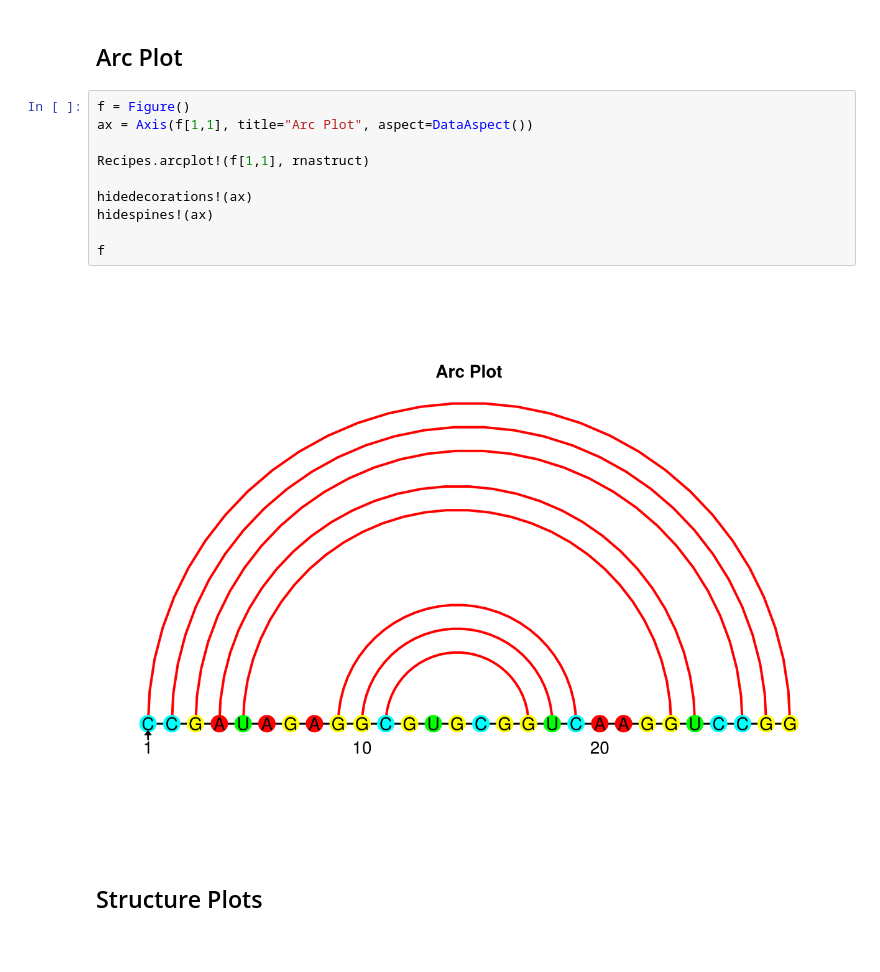
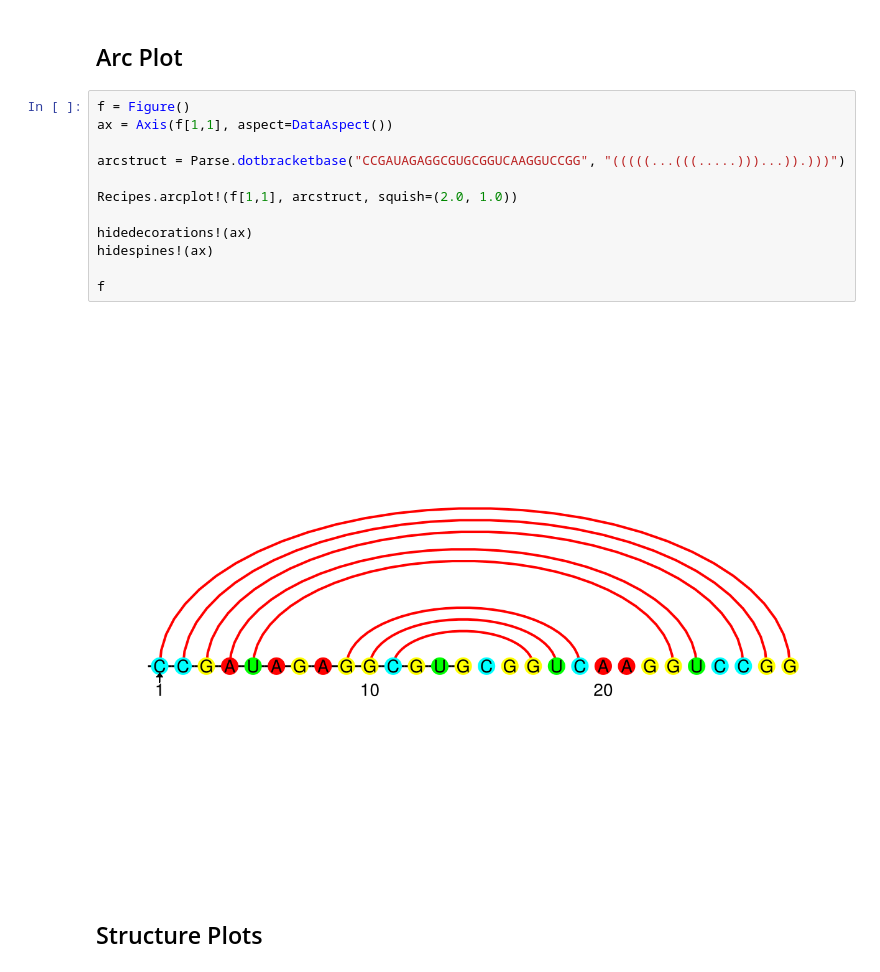
Before and after one commit to romanamo/RNAStructPlot, a Jupyter notebook: demo/showcase.ipynb, the cells around one changed output. Cells and saved outputs as stored; diff of their text form.

```diff
--- a/demo/showcase.ipynb
+++ b/demo/showcase.ipynb
@@ -50,16 +50,18 @@ f
 ## Arc Plot
 # %%
 f = Figure()
-ax = Axis(f[1,1], title="Arc Plot", aspect=DataAspect())
+ax = Axis(f[1,1], aspect=DataAspect())
 
-Recipes.arcplot!(f[1,1], rnastruct)
+arcstruct = Parse.dotbracketbase("CCGAUAGAGGCGUGCGGUCAAGGUCCGG", "(((((...(((.....)))...)).)))")
+
+Recipes.arcplot!(f[1,1], arcstruct, squish=(2.0, 1.0))
 
 hidedecorations!(ax)
 hidespines!(ax)
 
 f
 # %% [output]
-[figure, old version]
+[figure, new version]
 # %% [markdown]
 ## Structure Plots
 # %% [markdown]
```
Also changed, not shown: parts of 5 cells of this notebook, 3 other files.
